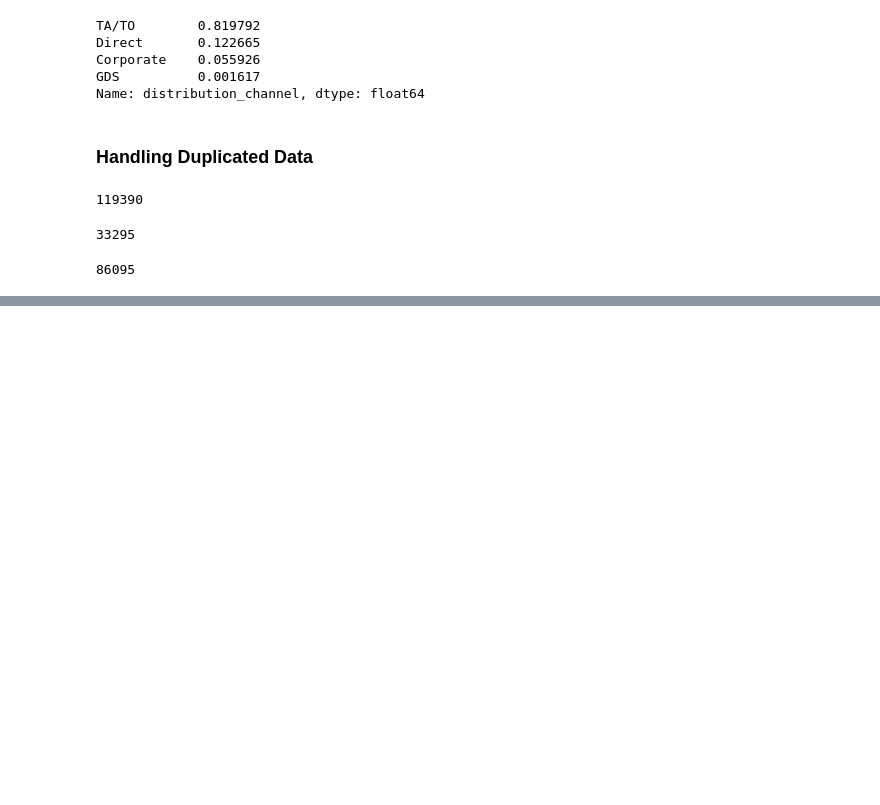
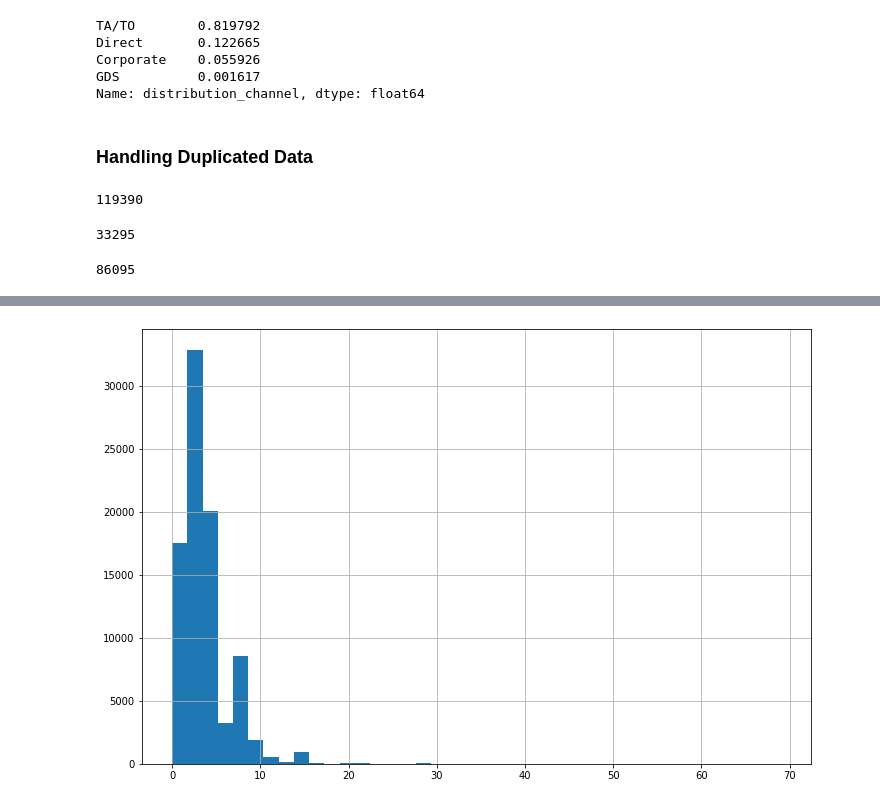
Before and after one commit to faisalydth/investigate-hotel, a Jupyter notebook: investigate_hotel.ipynb, the cells around one changed output, grey strips where cells are left out. Saved outputs shown, nothing was run; the diff lists cells and outputs as text; code cells hidden in the pictures; blank space fills up the shorter version.

```diff
--- a/investigate_hotel.ipynb
+++ b/investigate_hotel.ipynb
@@ -14,7 +15,8 @@ import matplotlib.pyplot as plt
 <h2>Data Preprocessing</h2>
 # %%
 # load dataset
-df = pd.read_csv('__dataset/hotel_bookings_data.csv')
+# df = pd.read_csv('__dataset/hotel_bookings_data.csv')
+df = pd.read_csv('https://raw.githubusercontent.com/faisalydth/investigate-hotel/main/__dataset/hotel_bookings_data.csv')
 df.head(2)
 # %% [output]
 |  | hotel | is_canceled | lead_time | arrival_date_year | arrival_date_month | arrival_date_week_number | ... |
@@ -205,0 +338,4 @@ len(df) # after
+# %%
+stay_duration = df[['hotel', 'is_canceled', 'stays_in_weekend_nights', 'stays_in_weekdays_nights']].copy()
+stay_duration['total_stays_in_nights'] = stay_duration['stays_in_weekend_nights'] + stay_duration['stays_in_weekdays_nights']
+stay_duration
@@ -205,0 +364,6 @@ len(df) # after
+# %%
+plt.figure(figsize=(12,8))
+stay_duration['total_stays_in_nights'].hist(bins=40)
+plt.show()
+# %% [output]
+[figure, added]
```
Also changed, not shown: parts of 17 cells of this notebook.
